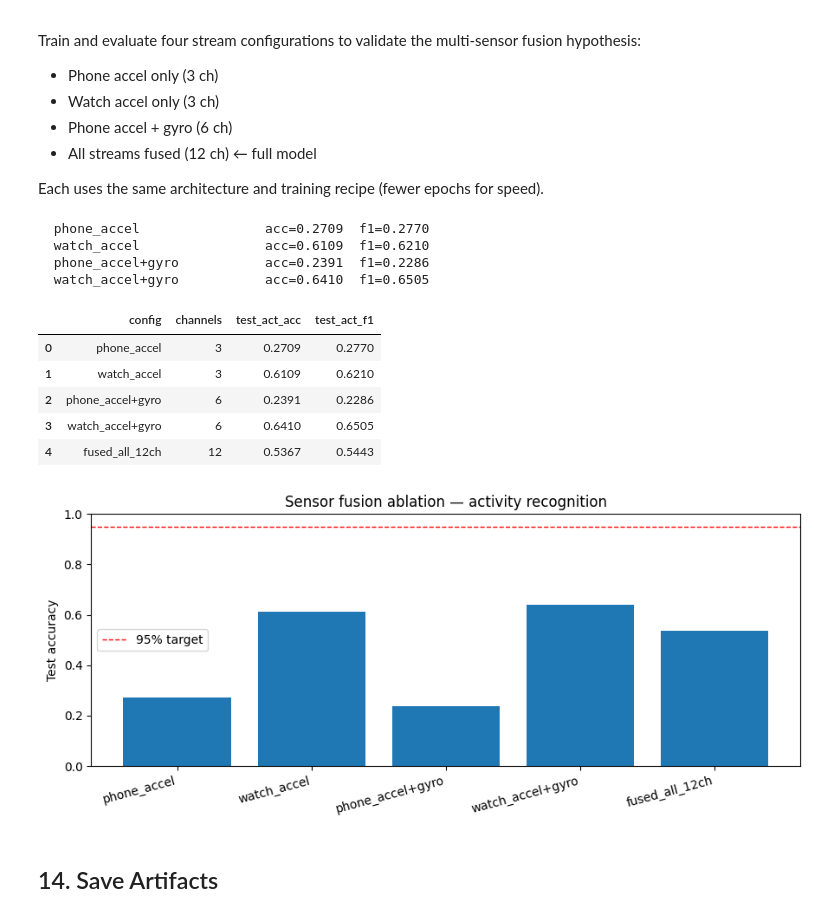
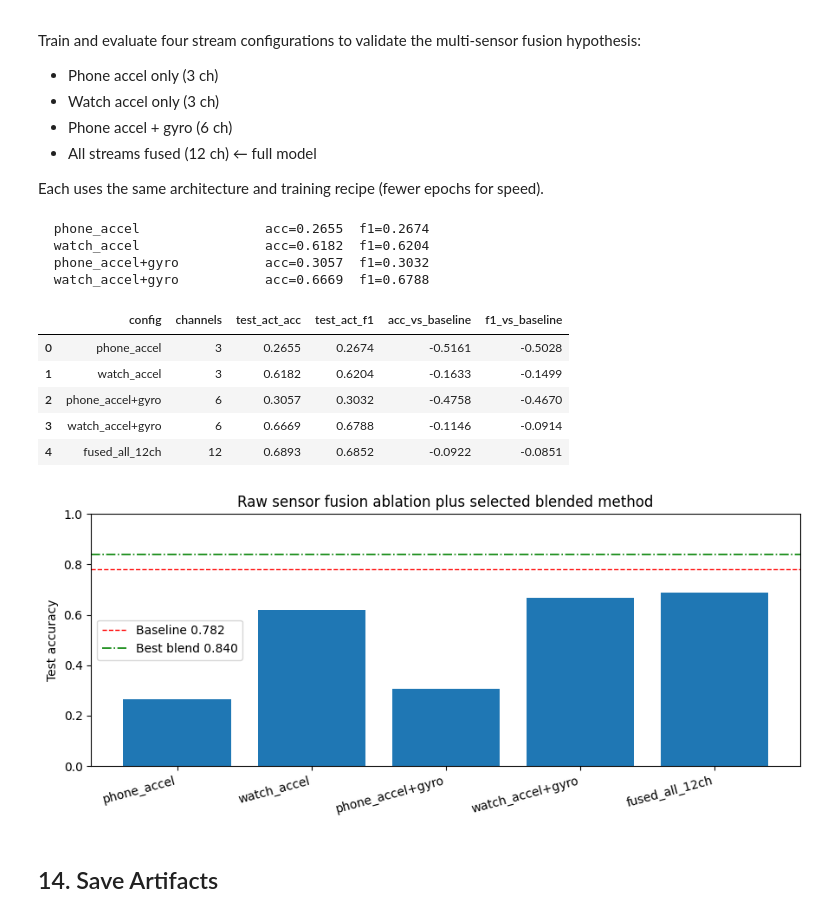
Before and after one commit to Priax/BioTemporal-HAR, a Jupyter notebook: notebooks/BioTemporal_HAR_WISDM_full.ipynb, the cells around one changed output. Cells and saved outputs as stored; diff of their text form; code cells hidden in the pictures.

```diff
--- a/notebooks/BioTemporal_HAR_WISDM_full.ipynb
+++ b/notebooks/BioTemporal_HAR_WISDM_full.ipynb
@@ -565,9 +862,19 @@ class HARDataset(Dataset):
     def __getitem__(self, idx):
         x = self.X[idx]
         if self.augment:
-            # Keep augmentation conservative. Strong masking/rolling hurt this dataset.
+            # Conservative jitter plus sensor-group dropout improves fusion robustness.
             x = x + torch.randn_like(x) * 0.01
             x = x * (0.95 + 0.10 * torch.rand(()))
+            if SENSOR_DROPOUT_P > 0 and x.shape[-1] % 3 == 0:
+                group_count = x.shape[-1] // 3
+                dropped = []
+                for g in range(group_count):
+                    if torch.rand(()) < SENSOR_DROPOUT_P:
+                        dropped.append(g)
+                if 0 < len(dropped) < group_count:
+                    x = x.clone()
+                    for g in dropped:
+                        x[:, g * 3:(g + 1) * 3] = 0.0
         return x, self.y_act[idx], self.y_sub[idx]
 
 
@@ -621,6 +928,25 @@ act_w = torch.tensor(
 ).to(DEVICE)
 criterion_act = nn.CrossEntropyLoss(weight=act_w, label_smoothing=LABEL_SMOOTHING)
 criterion_sub = nn.CrossEntropyLoss()
+
+
+def supervised_contrastive_loss(emb: torch.Tensor, labels: torch.Tensor, temperature: float = CONTRASTIVE_TEMPERATURE) -> torch.Tensor:
+    emb = F.normalize(emb, dim=1)
+    logits = (emb @ emb.T) / max(float(temperature), 1e-6)
+    logits = logits - logits.max(dim=1, keepdim=True).values.detach()
+    labels = labels.view(-1, 1)
+    positive_mask = torch.eq(labels, labels.T).float().to(emb.device)
+    logits_mask = torch.ones_like(positive_mask) - torch.eye(len(labels), device=emb.device)
+    positive_mask = positive_mask * logits_mask
+    exp_logits = torch.exp(logits) * logits_mask
+    log_prob = logits - torch.log(exp_logits.sum(dim=1, keepdim=True).clamp_min(1e-12))
+    positives_per_row = positive_mask.sum(dim=1)
+    valid = positives_per_row > 0
+    if not torch.any(valid):
+        return emb.new_zeros(())
+    mean_log_prob_pos = (positive_mask * log_prob).sum(dim=1) / positives_per_row.clamp_min(1.0)
+    return -mean_log_prob_pos[valid].mean()
+
 
 optimizer = torch.optim.AdamW(model.parameters(), lr=LR, weight_decay=WEIGHT_DECAY)
 
@@ -666,10 +992,12 @@ for epoch in range(1, EPOCHS + 1):
         ys_b = ys_b.to(DEVICE, non_blocking=USE_CUDA)
         optimizer.zero_grad(set_to_none=True)
         with torch.amp.autocast(device_type=DEVICE.type, enabled=USE_AMP):
-            la, ls = model(X_b)
+            la, ls, emb = model(X_b, return_emb=True)
             loss = ACTIVITY_LOSS_W * criterion_act(la, ya_b)
             if IDENTITY_LOSS_W > 0:
                 loss = loss + IDENTITY_LOSS_W * criterion_sub(ls, ys_b)
+            if CONTRASTIVE_IDENTITY_LOSS_W > 0:
+                loss = loss + CONTRASTIVE_IDENTITY_LOSS_W * supervised_contrastive_loss(emb, ys_b)
         if not torch.isfinite(la).all() or not torch.isfinite(loss):
             raise FloatingPointError(
                 f"Non-finite training step at epoch {epoch}: loss={loss.item()}. "
@@ -1008,46 +2174,49 @@ for config_name, ch_slice in ABLATION_CONFIGS.items():
             abl_scaler.update()
         abl_sched.step()
         vm = evaluate(abl_model, abl_val_ld)
         if vm["act_f1"] > best_abl_f1:
             best_abl_f1    = vm["act_f1"]
             best_abl_state = {k: v.cpu().clone() for k, v in abl_model.state_dict().items()}
 
     abl_model.load_state_dict(best_abl_state)
     abl_test_m = evaluate(abl_model, abl_test_ld)
     ablation_results.append({
         "config": config_name, "channels": n_ch_abl,
         "test_act_acc": abl_test_m["act_acc"],
         "test_act_f1":  abl_test_m["act_f1"],
     })
     print(f"  {config_name:25s}  acc={abl_test_m['act_acc']:.4f}  f1={abl_test_m['act_f1']:.4f}")
 
 abl_df = pd.DataFrame(ablation_results)
+abl_df["acc_vs_baseline"] = abl_df["test_act_acc"] - BASELINE_REF_ACC
+abl_df["f1_vs_baseline"] = abl_df["test_act_f1"] - BASELINE_REF_F1
 abl_df.to_csv(ARTIFACT_DIR / "ablation_results.csv", index=False)
 display(abl_df.round(4))
 
 fig, ax = plt.subplots(figsize=(9, 4))
 ax.bar(abl_df["config"], abl_df["test_act_acc"])
-ax.axhline(0.95, color="red", ls="--", lw=1, label="95% target")
+ax.axhline(BASELINE_REF_ACC, color="red", ls="--", lw=1, label=f"Baseline {BASELINE_REF_ACC:.3f}")
+ax.axhline(best_activity_result["test_accuracy"], color="green", ls="-.", lw=1.2, label=f"Best blend {best_activity_result['test_accuracy']:.3f}")
 ax.set_ylabel("Test accuracy")
-ax.set_title("Sensor fusion ablation — activity recognition")
+ax.set_title("Raw sensor fusion ablation plus selected blended method")
 ax.set_ylim(0, 1)
 ax.legend()
 plt.xticks(rotation=15, ha="right")
 plt.tight_layout()
 plt.savefig(ARTIFACT_DIR / "ablation_activity.png", dpi=150)
 plt.show()
 # %% [output]
-  phone_accel                acc=0.2709  f1=0.2770
-  watch_accel                acc=0.6109  f1=0.6210
-  phone_accel+gyro           acc=0.2391  f1=0.2286
-  watch_accel+gyro           acc=0.6410  f1=0.6505
+  phone_accel                acc=0.2655  f1=0.2674
+  watch_accel                acc=0.6182  f1=0.6204
+  phone_accel+gyro           acc=0.3057  f1=0.3032
+  watch_accel+gyro           acc=0.6669  f1=0.6788
-|  | config | channels | test_act_acc | test_act_f1 |
-| 0 | phone_accel | 3 | 0.2709 | 0.2770 |
-| 1 | watch_accel | 3 | 0.6109 | 0.6210 |
-| 2 | phone_accel+gyro | 6 | 0.2391 | 0.2286 |
-| 3 | watch_accel+gyro | 6 | 0.6410 | 0.6505 |
-| 4 | fused_all_12ch | 12 | 0.5367 | 0.5443 |
+|  | config | channels | test_act_acc | test_act_f1 | acc_vs_baseline | f1_vs_baseline |
+| 0 | phone_accel | 3 | 0.2655 | 0.2674 | -0.5161 | -0.5028 |
+| 1 | watch_accel | 3 | 0.6182 | 0.6204 | -0.1633 | -0.1499 |
+| 2 | phone_accel+gyro | 6 | 0.3057 | 0.3032 | -0.4758 | -0.4670 |
+| 3 | watch_accel+gyro | 6 | 0.6669 | 0.6788 | -0.1146 | -0.0914 |
+| 4 | fused_all_12ch | 12 | 0.6893 | 0.6852 | -0.0922 | -0.0851 |
-[figure, old version]
+[figure, new version]
 # %% [markdown]
 ## 14. Save Artifacts
 # %%
```
Also changed, not shown: parts of 15 cells of this notebook, 1 other file.
